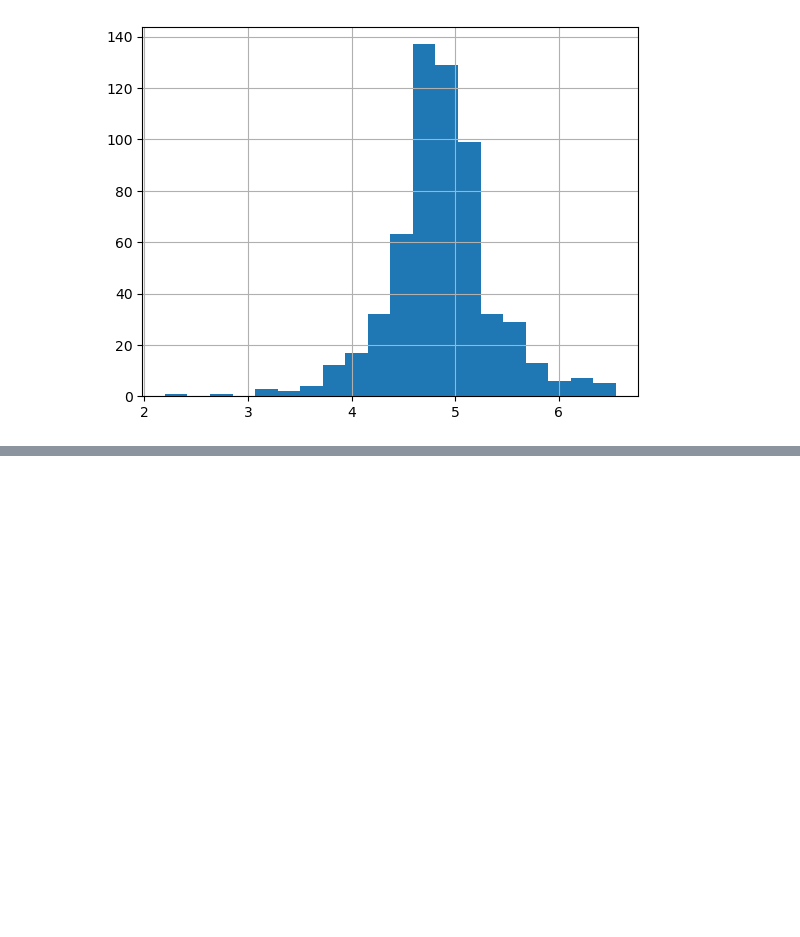
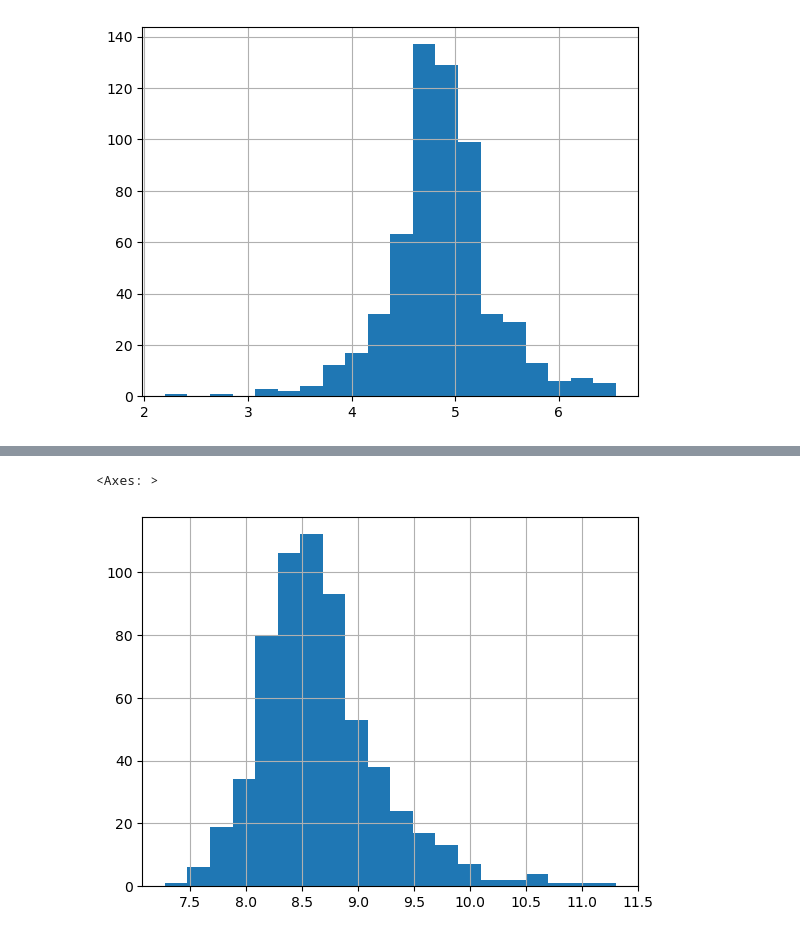
Before and after one commit to mappy92/Loan-Eligibility-Prediction, a Jupyter notebook: loan_eligibility_prediction.ipynb, the cells around one changed output, grey strips where cells are left out. Cells and saved outputs as stored; diff of their text form; code cells hidden in the pictures; blank space fills up the shorter version.

```diff
--- a/loan_eligibility_prediction.ipynb
+++ b/loan_eligibility_prediction.ipynb
@@ -98,0 +135,7 @@ dataset['LoanAmount_log'].hist(bins=20)
+# %%
+dataset['LoanAmount'] = dataset['LoanAmount'].fillna(dataset['LoanAmount'].mean())
+dataset['LoanAmount_log'] = dataset['LoanAmount_log'].fillna(dataset['LoanAmount_log'].mean())
+# %%
+dataset['Loan_Amount_Term'].fillna(dataset['Loan_Amount_Term'].mode()[0],inplace=True)
+# %%
+dataset['Credit_History'].fillna(dataset['Credit_History'].mode()[0],inplace=True)
@@ -98,0 +161,8 @@ dataset['LoanAmount_log'].hist(bins=20)
+# %%
+dataset['TotalIncome'] = dataset['ApplicantIncome'] + dataset['CoapplicantIncome']
+dataset['TotalIncome_log'] = np.log(dataset['TotalIncome'])
+# %%
+dataset['TotalIncome_log'].hist(bins=20)
+# %% [output]
+<Axes: >
+[figure, added]
```
Also changed, not shown: parts of 54 cells of this notebook.
